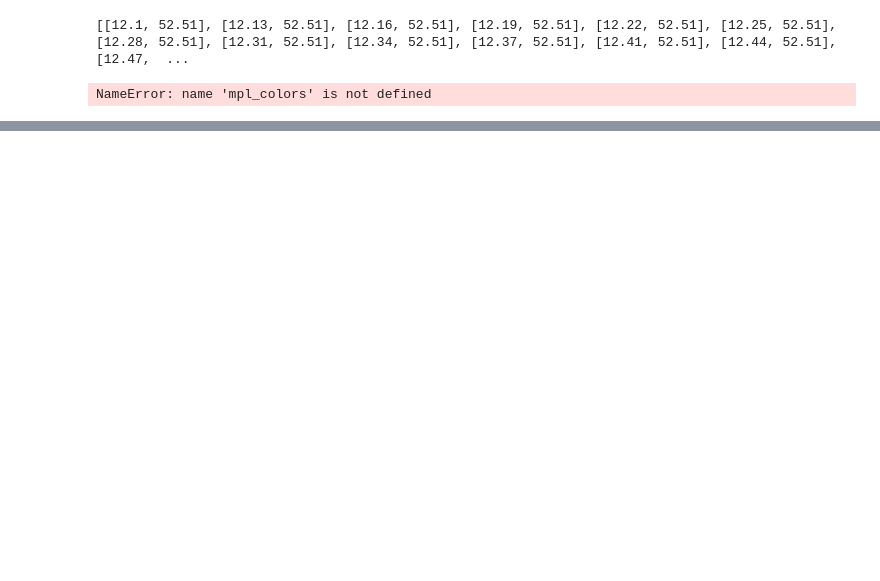
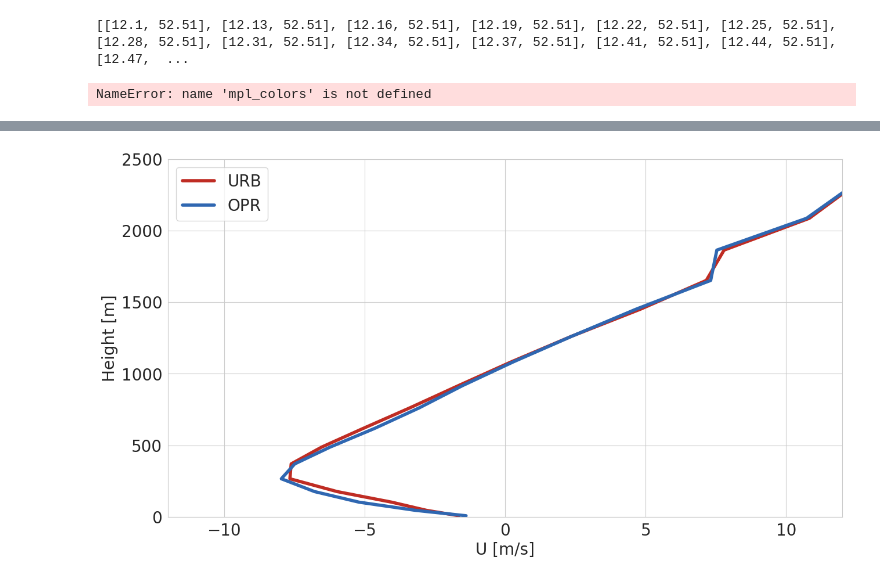
Before and after one commit to maymeret/master_thesis, a Jupyter notebook: crosssections.ipynb, the cells around one changed output, grey strips where cells are left out. Cells and saved outputs as stored; diff of their text form; code cells hidden in the pictures; blank space fills up the shorter version.

```diff
--- a/crosssections.ipynb
+++ b/crosssections.ipynb
@@ -51,7 +69,7 @@ clats  = np.rad2deg(datafile.variables["clat"])
 # %%
 #open height level file
 
-hhl_file = xr.open_dataset("../Masterarbeit/crosssection_data/hhl.nc")
+hhl_file = xr.open_dataset("/data/hubhome/s6mabohm/Masterarbeit/hhl.nc")
 hhl = hhl_file.variables["HHL"][0,:,:]#[::-1]
 hhl_f = hhl
 ### Full levels: because the levels are defined at half levels, it is corrected here
@@ -108,7 +130,7 @@ for i in range(a.shape[0]-1,0,-1):
 #    print(i, hhlf_i)
     test = griddata(i_c,a[i,ind],cross_line,method=interp_method)
 #    print(i,test)
-    val = test - np.nanmean(test)
+    val = test
 #    print(val)
     cross_val[i,:] = val
     cross_fl[i,:] = hhlf_i
@@ -182,3 +209,15 @@ cbar.set_label('$T - \overline{T}$ [K]')
 plt.show()
 # %% [output]
 NameError: name 'mpl_colors' is not defined
+# %%
+sns.set_style("whitegrid")
+# %%
+height = []
+
+for i in range(120):
+    b = hhl_f[i, 74].values
+    height.append(b)
+
+height = np.stack(height)
+#print(height)
+len(height)
@@ -184,0 +243,24 @@ NameError: name 'mpl_colors' is not defined
+# %%
+params = {'axes.labelsize': 20,
+          'axes.titlesize': 20,
+          'legend.fontsize': 20,
+          'xtick.labelsize': 20,
+          'ytick.labelsize': 20}
+plt.rcParams.update(params)
+
+fig, ax = plt.subplots(figsize=(15, 8))
+ax.plot(data_WU_det[25].U.isel(cell=74).values[0], height, label='URB', color='#BF2C23', lw = 4)
+ax.plot(data_NU_det[25].U.isel(cell=74).values[0], height, label='OPR', color='#2F67B1', lw = 4)
+ax.grid(True)
+
+ax.set_ylim(0, 2500)
+ax.set_xlim(-12, 12)
+
+# Set labels and title
+ax.set_xlabel('U [m/s]')
+ax.set_ylabel('Height [m]')
+plt.legend()
+
+plt.savefig('../plots_2024/wind_berlin_160622_0000.jpeg', bbox_inches ='tight')
+# %% [output]
+[figure, added]
```
Also changed, not shown: parts of 12 cells of this notebook, 3 other files.
